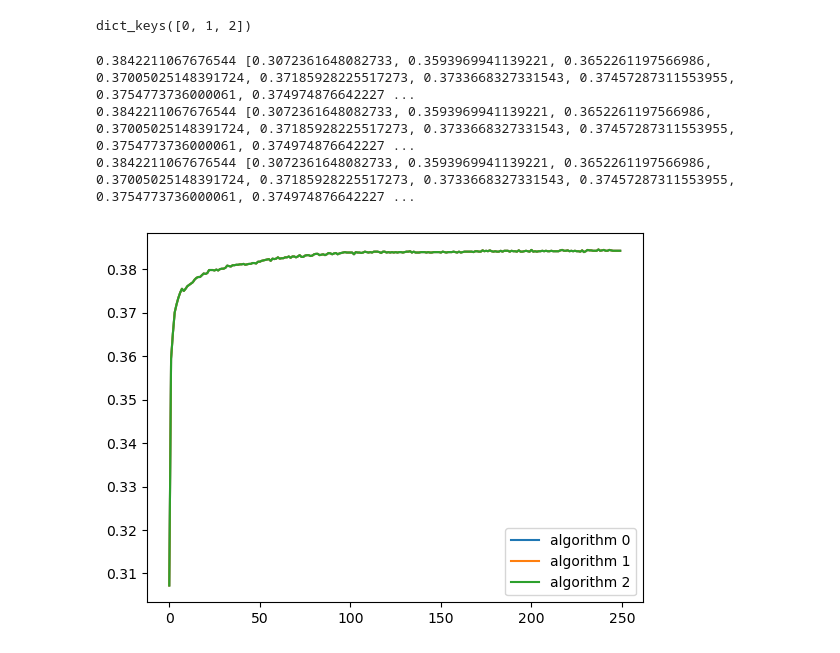
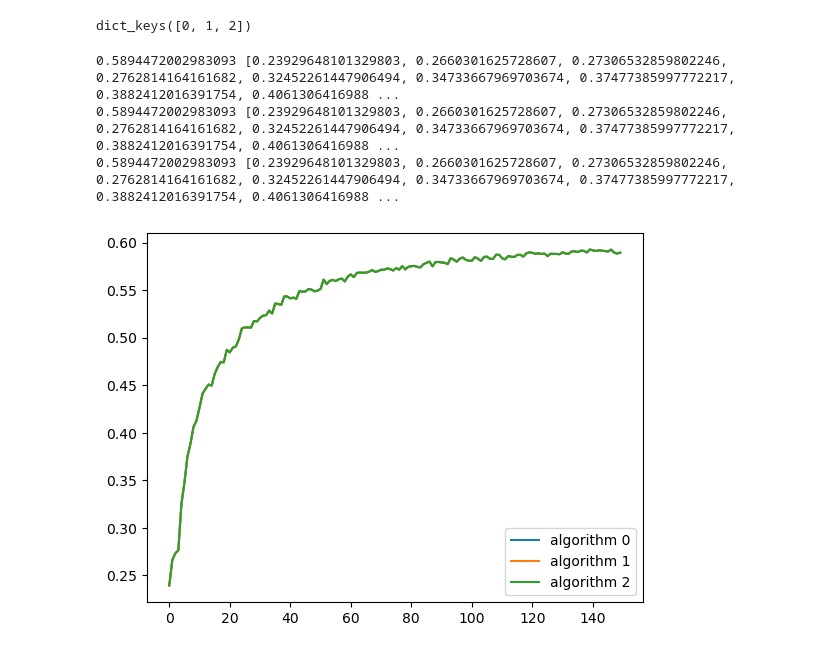
Before and after one commit to Haifeng-Dai/hybrid_fed, a Jupyter notebook: plot.ipynb, the cells around one changed output. Saved outputs shown, nothing was run; the diff lists cells and outputs as text; code cells hidden in the pictures.

```diff
--- a/plot.ipynb
+++ b/plot.ipynb
@@ -22,7 +22,7 @@ model:
 data = {}
 algorithms = [0, 1, 2]
 for algo in algorithms:
-    file_path = f'./res/mnist_model_1_algo_0/alpha_0.5_T_6/server_commu_50_client_commu_5_client_train_5_batch_size_160_num_all_client_9_num_all_server_3_num_client_data_1200_num_public_data_50_proportion_0.8.pt'
+    file_path = f'./res/mnist_model_1_algo_2/alpha_0.5_T_6/server_commu_30_client_commu_5_client_train_5_batch_size_160_num_all_client_9_num_all_server_3_num_client_data_1200_num_public_data_50_proportion_0.8.pt'
     data[algo] = torch.load(file_path, map_location='cpu')
 
 legends = {0: 'algorithm 0', 1: 'algorithm 1', 2: 'algorithm 2', 3: 'algorithm 3', 4: 'algorithm 4'}
@@ -31,21 +31,21 @@ print(data.keys())
 # %% [output]
 dict_keys([0, 1, 2])
 # %%
-i = 2
+i = 1
 for algo in algorithms:
     server_acc = data[algo]['server_acc']
     num_line = len(server_acc[0])
     x = numpy.arange(num_line)
     y = server_acc[i]
     plt.plot(x, y, label=legends[algo])
     print(y[-1], list(y))
 plt.legend()
 plt.show()
 # %% [output]
-0.3842211067676544 [0.3072361648082733, 0.3593969941139221, 0.3652261197566986, 0.37005025148391724, 0.37185928225517273, 0.3733668327331543, 0.37457287311553955, 0.3754773736000061, 0.374974876642227 ...
-0.3842211067676544 [0.3072361648082733, 0.3593969941139221, 0.3652261197566986, 0.37005025148391724, 0.37185928225517273, 0.3733668327331543, 0.37457287311553955, 0.3754773736000061, 0.374974876642227 ...
-0.3842211067676544 [0.3072361648082733, 0.3593969941139221, 0.3652261197566986, 0.37005025148391724, 0.37185928225517273, 0.3733668327331543, 0.37457287311553955, 0.3754773736000061, 0.374974876642227 ...
+0.5894472002983093 [0.23929648101329803, 0.2660301625728607, 0.27306532859802246, 0.2762814164161682, 0.32452261447906494, 0.34733667969703674, 0.37477385997772217, 0.3882412016391754, 0.4061306416988 ...
+0.5894472002983093 [0.23929648101329803, 0.2660301625728607, 0.27306532859802246, 0.2762814164161682, 0.32452261447906494, 0.34733667969703674, 0.37477385997772217, 0.3882412016391754, 0.4061306416988 ...
+0.5894472002983093 [0.23929648101329803, 0.2660301625728607, 0.27306532859802246, 0.2762814164161682, 0.32452261447906494, 0.34733667969703674, 0.37477385997772217, 0.3882412016391754, 0.4061306416988 ...
-[figure, old version]
+[figure, new version]
 # %%
 server_acc_mean = {}
 num_line = len(data[algo]['server_acc'][0])
```
Also changed, not shown: parts of 4 cells of this notebook, 39 other files.
